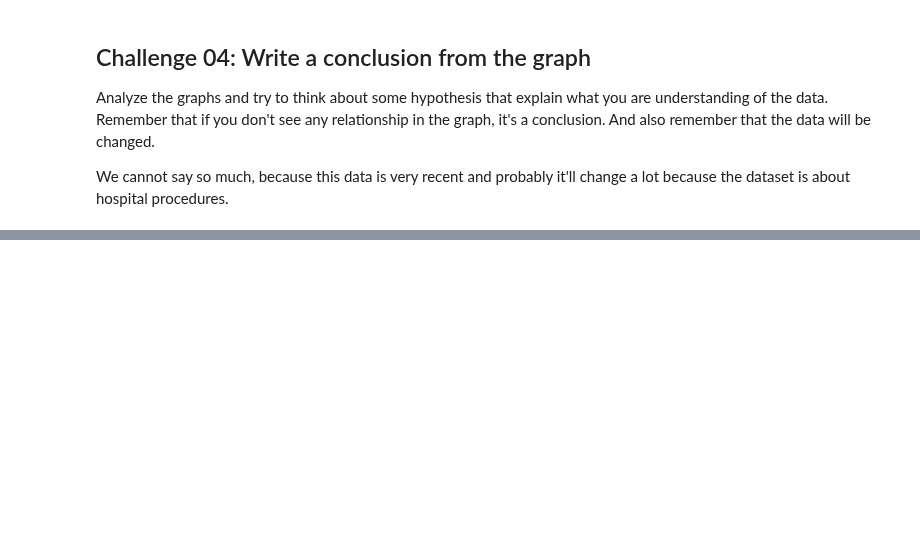
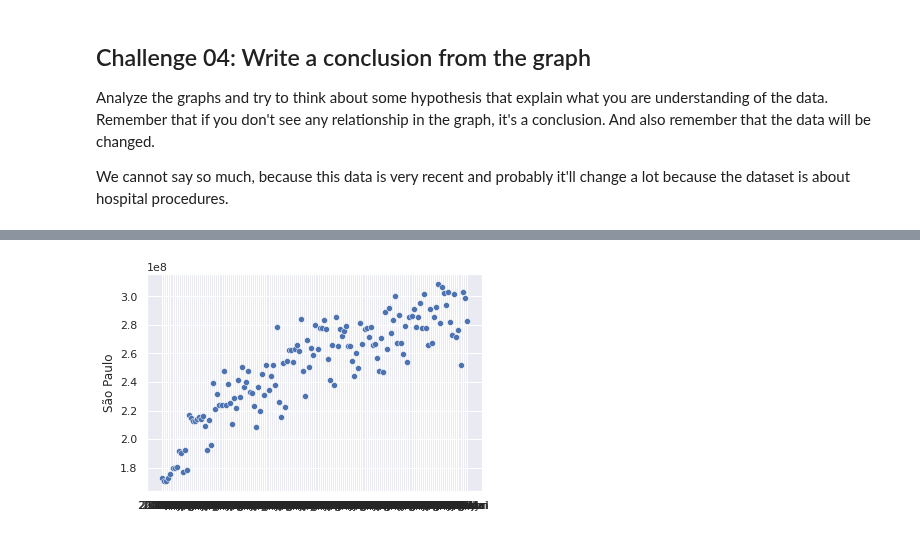
Before and after one commit to gabrielatrindade/alura-bootcamp, a Jupyter notebook: module2/lessons/hospital_expenses_sus_brazil_2.ipynb, the cells around one changed output, grey strips where cells are left out. Cells and saved outputs as stored; diff of their text form; code cells hidden in the pictures; blank space fills up the shorter version.

```diff
--- a/module2/lessons/hospital_expenses_sus_brazil_2.ipynb
+++ b/module2/lessons/hospital_expenses_sus_brazil_2.ipynb
@@ -861,0 +885,5 @@ We cannot say so much, because this data is very recent and probably it'll chang
+# %%
+hospital_expenses_by_month = \
+    hospital_expenses_cleaned.T
+
+hospital_expenses_by_month.head()
@@ -861,0 +898,8 @@ We cannot say so much, because this data is very recent and probably it'll chang
+# %%
+sns.scatterplot(data=hospital_expenses_by_month,
+                x=hospital_expenses_by_month.index,
+                y='São Paulo')
+
+plt.show()
+# %% [output]
+[figure, added]
```
Also changed, not shown: parts of 17 cells of this notebook.
